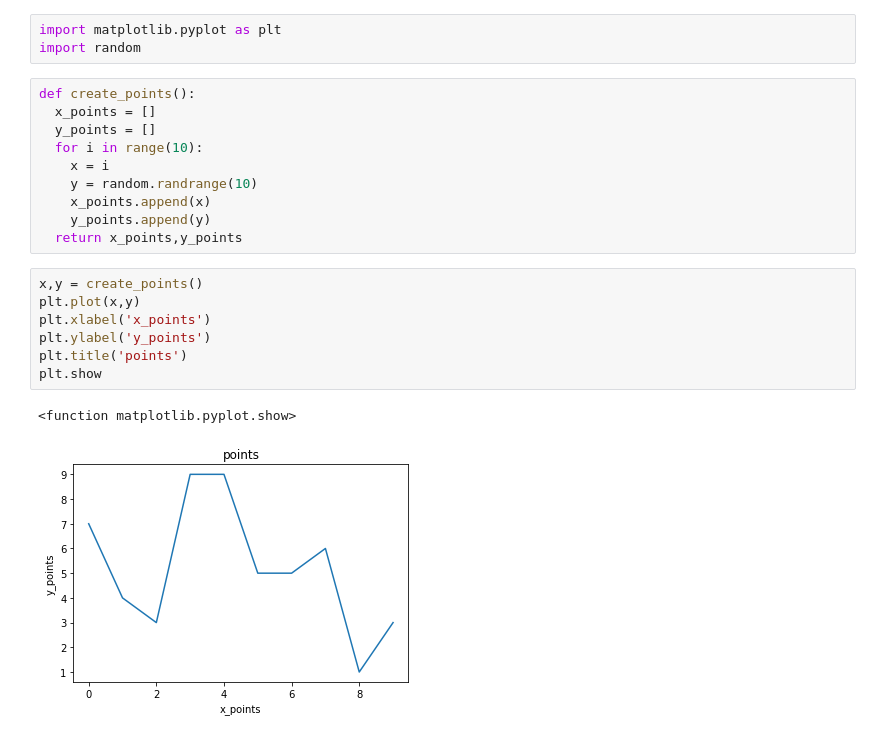
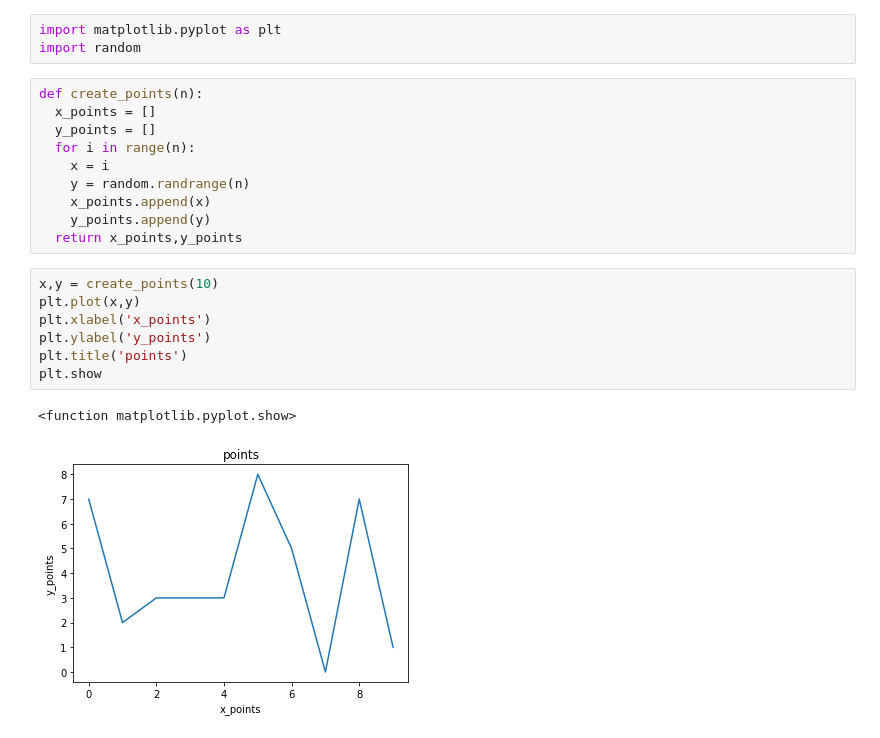
Before and after one commit to Kartik-Chaurasiya/Machine-Learning, a Jupyter notebook: Plot.ipynb, the cells around one changed output. Cells and saved outputs as stored; diff of their text form.

```diff
--- a/Plot.ipynb
+++ b/Plot.ipynb
@@ -119,23 +119,23 @@ ax4.plot(x,y)
 import matplotlib.pyplot as plt
 import random
 # %%
-def create_points():
+def create_points(n):
   x_points = []
   y_points = []
-  for i in range(10):
+  for i in range(n):
     x = i
-    y = random.randrange(10)
+    y = random.randrange(n)
     x_points.append(x)
     y_points.append(y)
   return x_points,y_points
 # %%
-x,y = create_points()
+x,y = create_points(10)
 plt.plot(x,y)
 plt.xlabel('x_points')
 plt.ylabel('y_points')
 plt.title('points')
 plt.show
 # %% [output]
 <function matplotlib.pyplot.show>
-[figure, old version]
+[figure, new version]
 # %%
```
Also changed, not shown: parts of 7 cells of this notebook.
